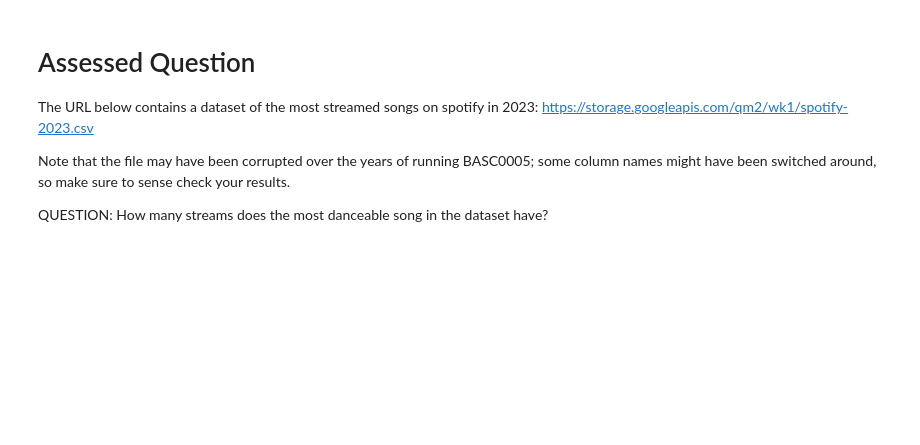
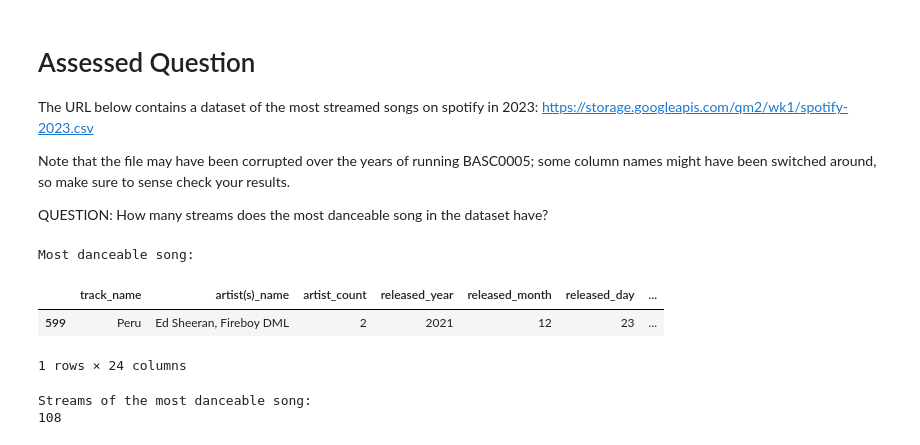
Before and after one commit to DiegoArgn/QM-2, a Jupyter notebook: W1_Python_Recap.ipynb, the cells around one changed output. Cells and saved outputs as stored; diff of their text form; code cells hidden in the pictures; blank space fills up the shorter version.

```diff
--- a/W1_Python_Recap.ipynb
+++ b/W1_Python_Recap.ipynb
@@ -236,0 +238,17 @@ QUESTION: How many streams does the most danceable song in the dataset have?
+# %%
+data = pandas.read_csv('https://storage.googleapis.com/qm2/wk1/spotify-2023.csv')
+data.head()
+
+most_danceable_song = data.sort_values(by='danceability_%', ascending=False).head(1)
+print("Most danceable song:")
+display(most_danceable_song)
+
+print("\nStreams of the most danceable song:")
+print(most_danceable_song['streams'].values[0])
+# %% [output]
+Most danceable song:
+|  | track_name | artist(s)_name | artist_count | released_year | released_month | released_day | ... |
+| 599 | Peru | Ed Sheeran, Fireboy DML | 2 | 2021 | 12 | 23 | ... |
+1 rows × 24 columns
+Streams of the most danceable song:
+108
```
Also changed, not shown: parts of 3 cells of this notebook.
